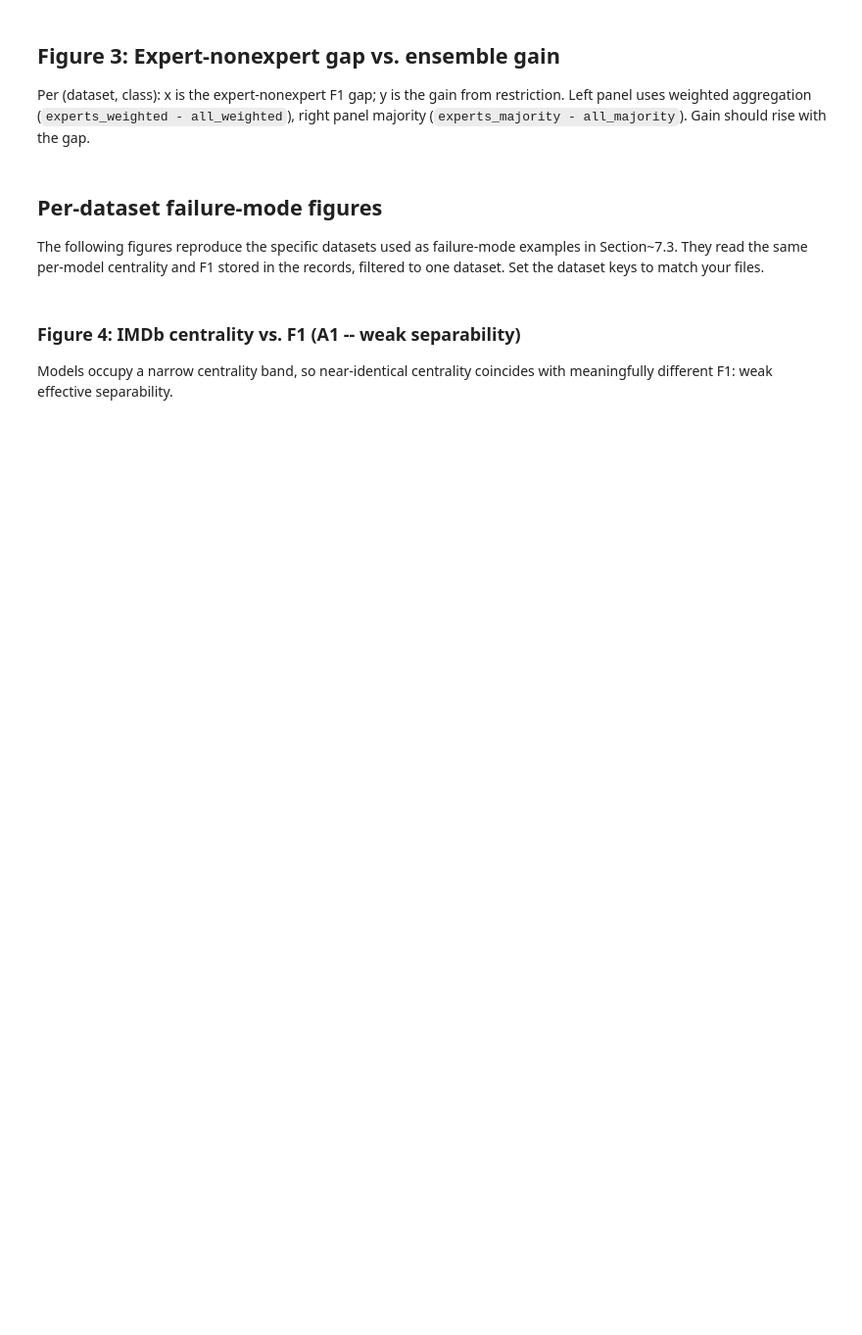
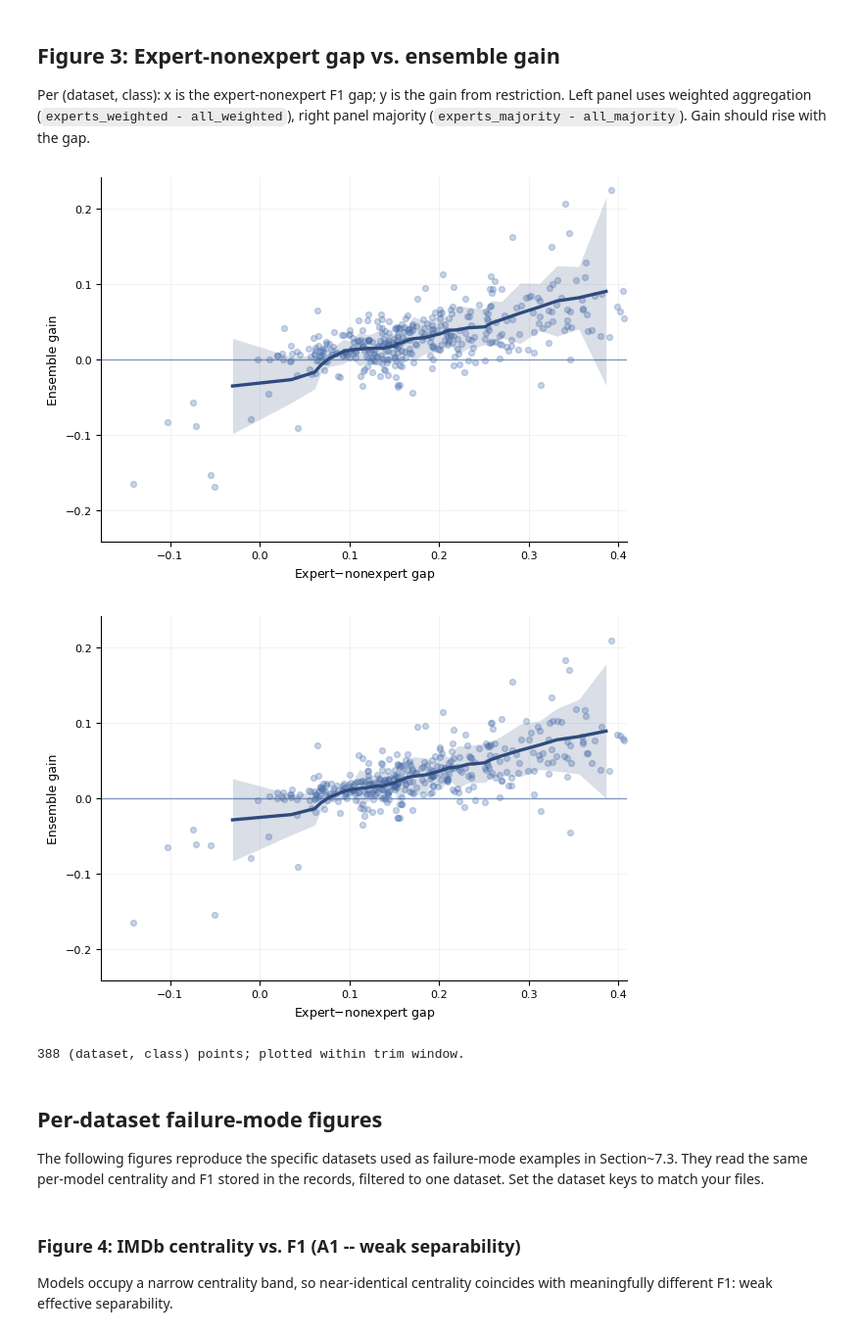
Before and after one commit to gal2361-sys/prediction-only-expert-identification, a Jupyter notebook: analysis/analysis_and_detection_plots.ipynb, the cells around one changed output. Shown at 98% size. Saved outputs shown, nothing was run; the diff lists cells and outputs as text; code cells hidden in the pictures; blank space fills up the shorter version.

```diff
--- a/analysis/analysis_and_detection_plots.ipynb
+++ b/analysis/analysis_and_detection_plots.ipynb
@@ -340,42 +360,48 @@ qx = _safe_quantile(x, list(X_TRIM),
                               np.nanmax(_finite(x)) if _finite(x).size else 1.0])
 x_lo, x_hi = qx
 if not np.isfinite(x_lo) or not np.isfinite(x_hi) or x_lo >= x_hi:
     xf = _finite(x)
     x_lo, x_hi = (float(np.min(xf)), float(np.max(xf))) if xf.size else (-1.0, 1.0)
 
 y_all = np.concatenate([_finite(y_w), _finite(y_m)])
 qy = _safe_quantile(y_all, list(Y_TRIM), fallback=[-0.05, 0.05])
 y_lo, y_hi = qy
 y_lim = float(max(abs(y_lo), abs(y_hi), 0.05))
 
 bins_w = _count_bins(x, y_w, n_bins=N_BINS, x_trim=X_TRIM)
 bins_m = _count_bins(x, y_m, n_bins=N_BINS, x_trim=X_TRIM)
 
-fig, axes = plt.subplots(1, 2, figsize=(10, 4), sharex=True, sharey=True)
-
-ax = axes[0]
+# ---- panel (a): weighted vote -> paper figure ----
+fig, ax = plt.subplots(figsize=(6.2, 4.4))
 ax.scatter(x, y_w, s=18, alpha=0.30, color=SCATTER_COLOR, zorder=1)
 ax.axhline(0, linewidth=1, color=SCATTER_COLOR, alpha=0.75, zorder=0)
 _plot_binned_smoothed(ax, bins_w, smooth_win=SMOOTH_WIN)
 ax.set_xlabel(r"Expert$-$nonexpert gap")
 ax.set_ylabel("Ensemble gain")
 ax.set_xlim(x_lo, x_hi); ax.set_ylim(-y_lim, y_lim)
-ax.text(0.02, 0.97, "(a)", transform=ax.transAxes, va="top", ha="left", fontsize=9)
 _style_axis(ax)
+fig.tight_layout()
+fig.savefig("fig7_gap_vs_gain.png", dpi=300, bbox_inches="tight")
+plt.show()
 
-ax = axes[1]
+# ---- majority vote over the same experts -> appendix figure ----
+fig, ax = plt.subplots(figsize=(6.2, 4.4))
 ax.scatter(x, y_m, s=18, alpha=0.30, color=SCATTER_COLOR, zorder=1)
 ax.axhline(0, linewidth=1, color=SCATTER_COLOR, alpha=0.75, zorder=0)
 _plot_binned_smoothed(ax, bins_m, smooth_win=SMOOTH_WIN)
 ax.set_xlabel(r"Expert$-$nonexpert gap")
+ax.set_ylabel("Ensemble gain")
 ax.set_xlim(x_lo, x_hi); ax.set_ylim(-y_lim, y_lim)
-ax.text(0.02, 0.97, "(b)", transform=ax.transAxes, va="top", ha="left", fontsize=9)
 _style_axis(ax)
+fig.tight_layout()
+fig.savefig("fig_gap_vs_gain_majority.png", dpi=300, bbox_inches="tight")
+plt.show()
 
-fig.tight_layout()
-fig.savefig("fig7_3_gap_vs_ensemble_gain.pdf", bbox_inches="tight")
-plt.show()
 print(f"{len(df3)} (dataset, class) points; plotted within trim window.")
+# %% [output]
+[figure, added]
+[figure, added]
+388 (dataset, class) points; plotted within trim window.
 # %% [markdown]
 ## Per-dataset failure-mode figures
 
```
Also changed, not shown: parts of 14 cells of this notebook.
